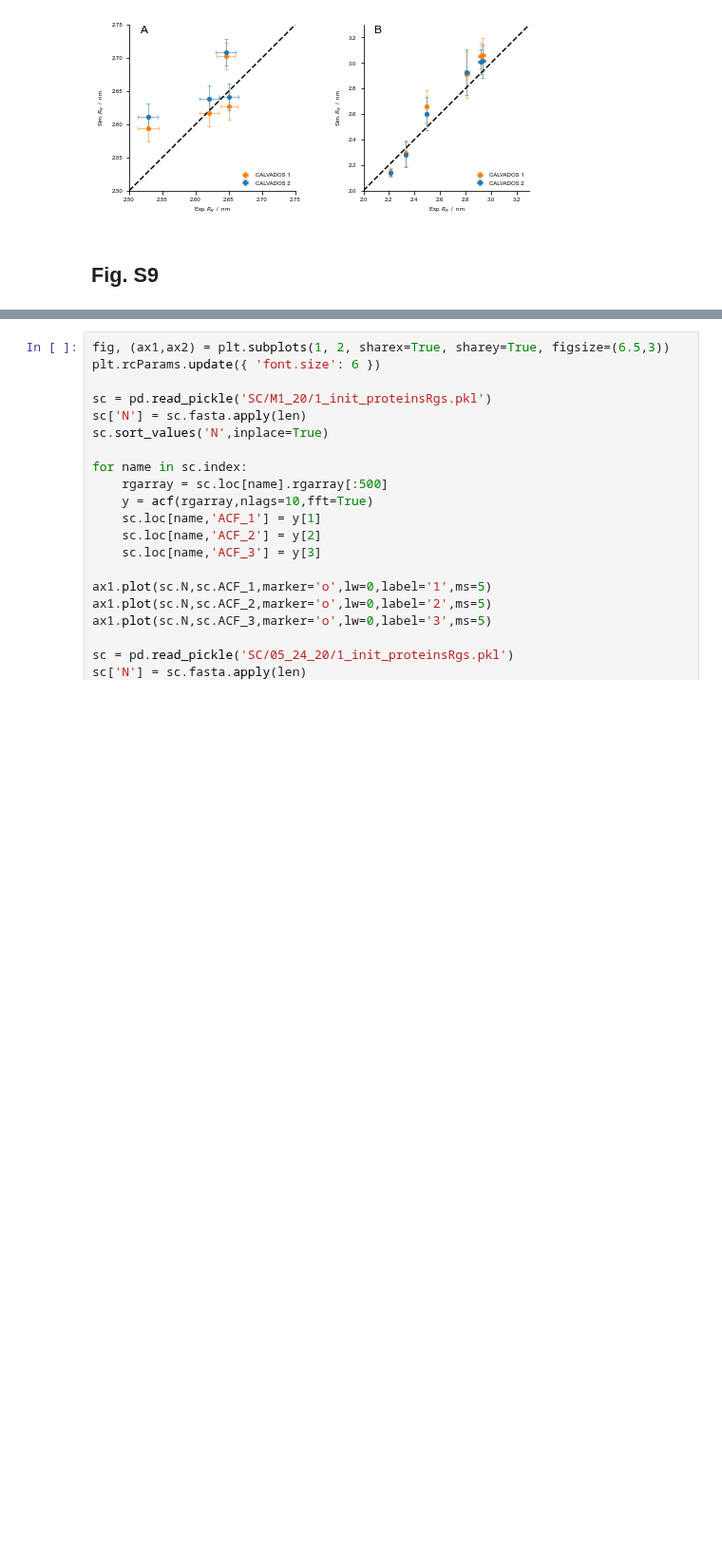
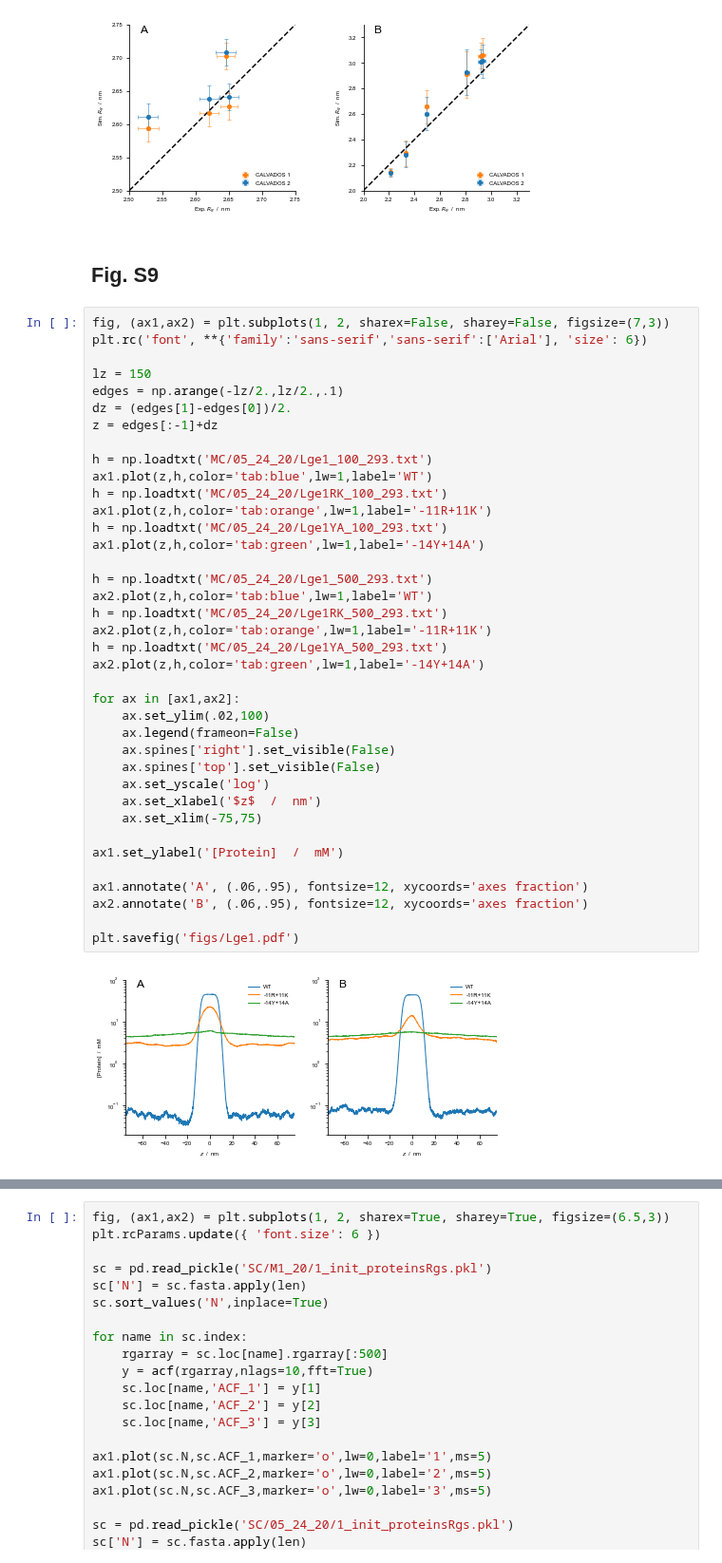
Before and after one commit to KULL-Centre/papers, a Jupyter notebook: 2022/CG-cutoffs-Tesei-et-al/analyses.ipynb, the cells around one changed output, grey strips where cells are left out. Shown at 95% size. Drawn from its saved outputs; the diff is of its cells as text; blank space fills up the shorter version.

```diff
--- a/2022/CG-cutoffs-Tesei-et-al/analyses.ipynb
+++ b/2022/CG-cutoffs-Tesei-et-al/analyses.ipynb
@@ -1340,8 +1341,48 @@ plt.savefig('figs/A1S_p27Cv.pdf')
 plt.show()
 # %% [output]
 [figure]
-# %% [markdown]
-## Fig. S9
+# %% [markdown]
+## Fig. S9
+# %%
+fig, (ax1,ax2) = plt.subplots(1, 2, sharex=False, sharey=False, figsize=(7,3))
+plt.rc('font', **{'family':'sans-serif','sans-serif':['Arial'], 'size': 6})
+
+lz = 150
+edges = np.arange(-lz/2.,lz/2.,.1)
+dz = (edges[1]-edges[0])/2.
+z = edges[:-1]+dz
+
+h = np.loadtxt('MC/05_24_20/Lge1_100_293.txt')
+ax1.plot(z,h,color='tab:blue',lw=1,label='WT')
+h = np.loadtxt('MC/05_24_20/Lge1RK_100_293.txt')
+ax1.plot(z,h,color='tab:orange',lw=1,label='-11R+11K')
+h = np.loadtxt('MC/05_24_20/Lge1YA_100_293.txt')
+ax1.plot(z,h,color='tab:green',lw=1,label='-14Y+14A')
+
+h = np.loadtxt('MC/05_24_20/Lge1_500_293.txt')
+ax2.plot(z,h,color='tab:blue',lw=1,label='WT')
+h = np.loadtxt('MC/05_24_20/Lge1RK_500_293.txt')
+ax2.plot(z,h,color='tab:orange',lw=1,label='-11R+11K')
+h = np.loadtxt('MC/05_24_20/Lge1YA_500_293.txt')
+ax2.plot(z,h,color='tab:green',lw=1,label='-14Y+14A')
+
+for ax in [ax1,ax2]:
+    ax.set_ylim(.02,100)
+    ax.legend(frameon=False)
+    ax.spines['right'].set_visible(False)
+    ax.spines['top'].set_visible(False)
+    ax.set_yscale('log')
+    ax.set_xlabel('$z$  /  nm')
+    ax.set_xlim(-75,75)
+
+ax1.set_ylabel('[Protein]  /  mM')
+
+ax1.annotate('A', (.06,.95), fontsize=12, xycoords='axes fraction')
+ax2.annotate('B', (.06,.95), fontsize=12, xycoords='axes fraction')
+
+plt.savefig('figs/Lge1.pdf')
+# %% [output]
+[figure, added]
 # %%
 fig, (ax1,ax2) = plt.subplots(1, 2, sharex=False, sharey=False, figsize=(7,3))
 plt.rc('font', **{'family':'sans-serif','sans-serif':['Arial'], 'size': 6})
```
Also changed, not shown: parts of 34 cells of this notebook, 12 other files.
